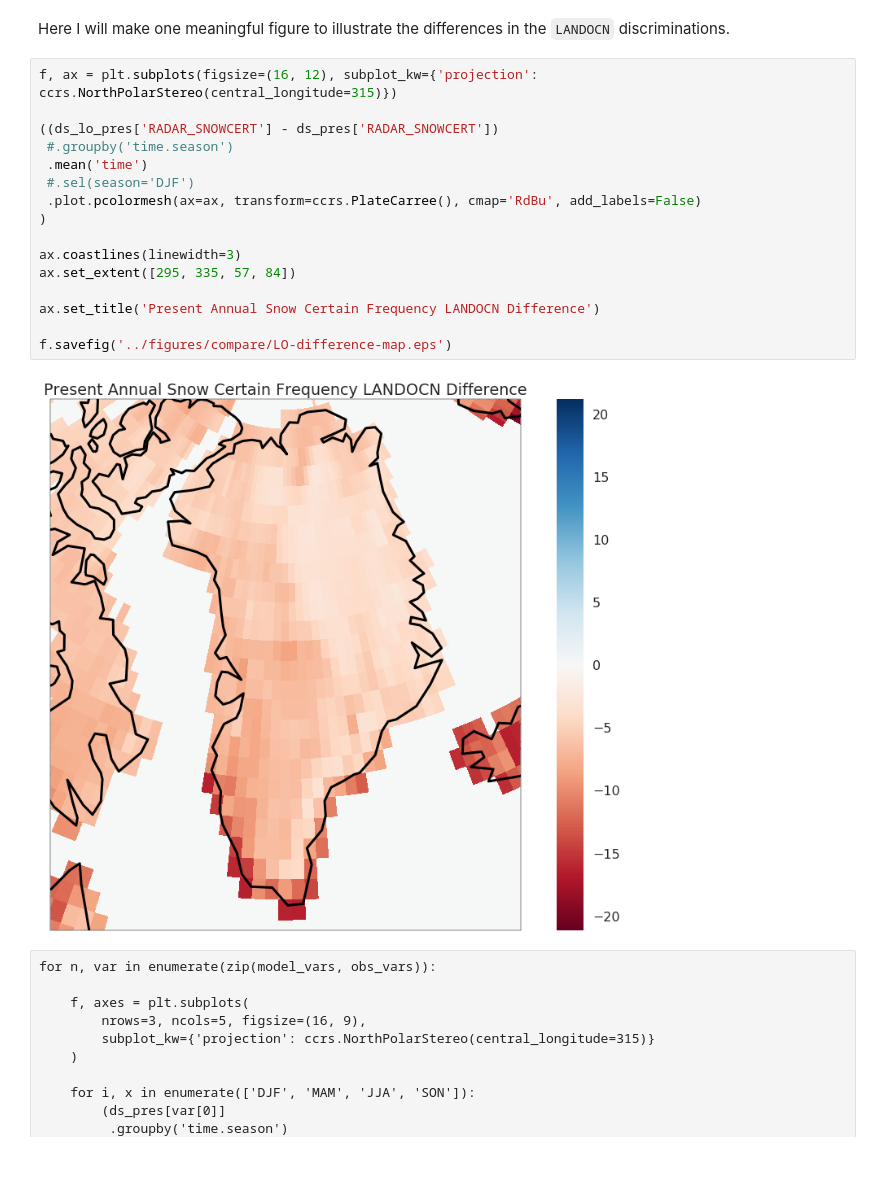
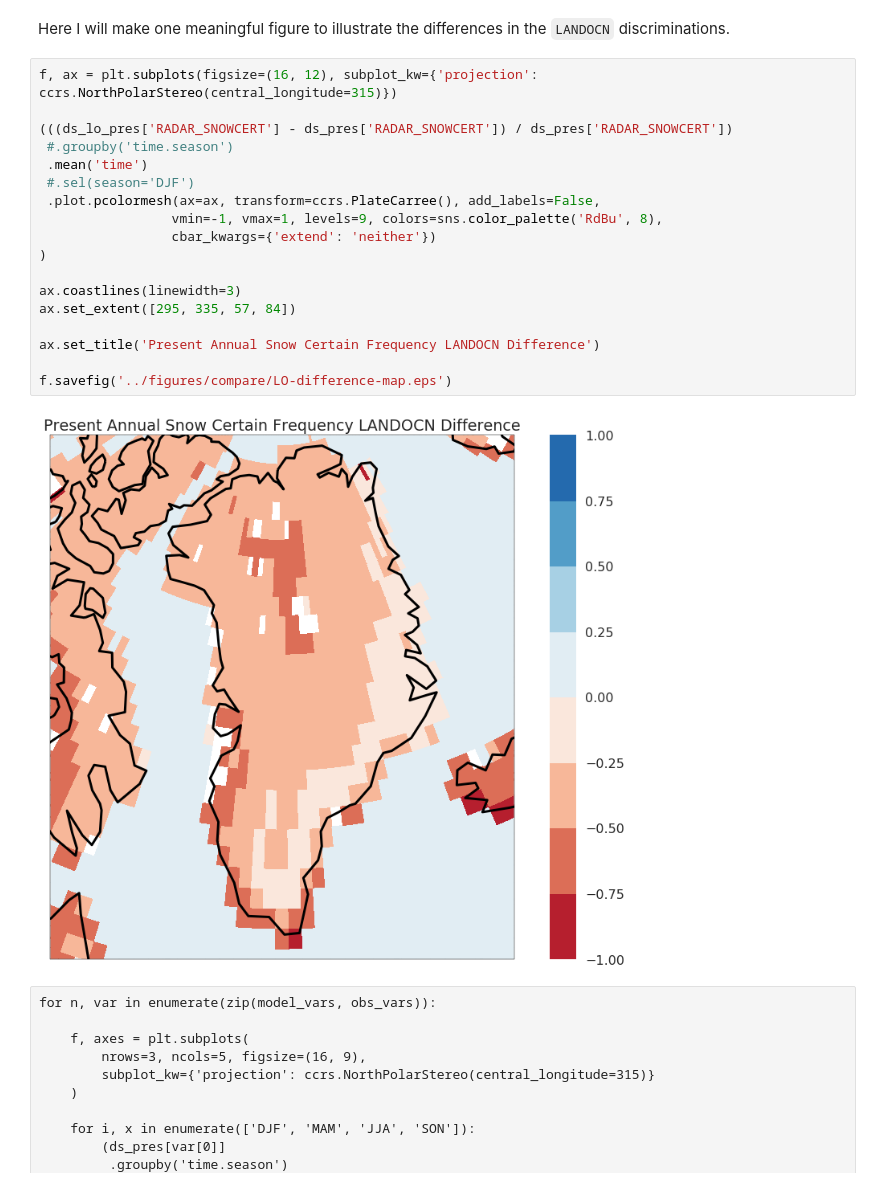
Before and after one commit to dcamron/cosp-explore, a Jupyter notebook: notebooks/compare.ipynb, the cells around one changed output. Saved outputs shown, nothing was run; the diff lists cells and outputs as text.

```diff
--- a/notebooks/compare.ipynb
+++ b/notebooks/compare.ipynb
@@ -400,21 +420,23 @@ Here I will make one meaningful figure to illustrate the differences in the `LAN
 # %%
 f, ax = plt.subplots(figsize=(16, 12), subplot_kw={'projection': ccrs.NorthPolarStereo(central_longitude=315)})
 
-((ds_lo_pres['RADAR_SNOWCERT'] - ds_pres['RADAR_SNOWCERT'])
+(((ds_lo_pres['RADAR_SNOWCERT'] - ds_pres['RADAR_SNOWCERT']) / ds_pres['RADAR_SNOWCERT'])
  #.groupby('time.season')
  .mean('time')
  #.sel(season='DJF')
- .plot.pcolormesh(ax=ax, transform=ccrs.PlateCarree(), cmap='RdBu', add_labels=False)
+ .plot.pcolormesh(ax=ax, transform=ccrs.PlateCarree(), add_labels=False,
+                 vmin=-1, vmax=1, levels=9, colors=sns.color_palette('RdBu', 8),
+                 cbar_kwargs={'extend': 'neither'})
 )
 
 ax.coastlines(linewidth=3)
 ax.set_extent([295, 335, 57, 84])
 
 ax.set_title('Present Annual Snow Certain Frequency LANDOCN Difference')
 
 f.savefig('../figures/compare/LO-difference-map.eps')
 # %% [output]
-[figure, old version]
+[figure, new version]
 # %% [raw]
 for n, var in enumerate(zip(model_vars, obs_vars)):
 
```
Also changed, not shown: parts of 14 cells of this notebook.
